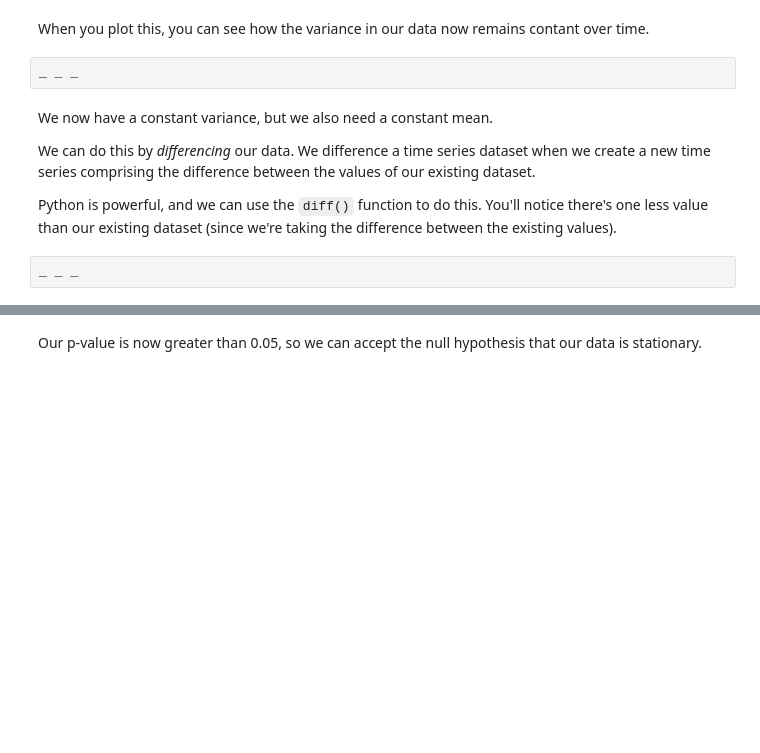
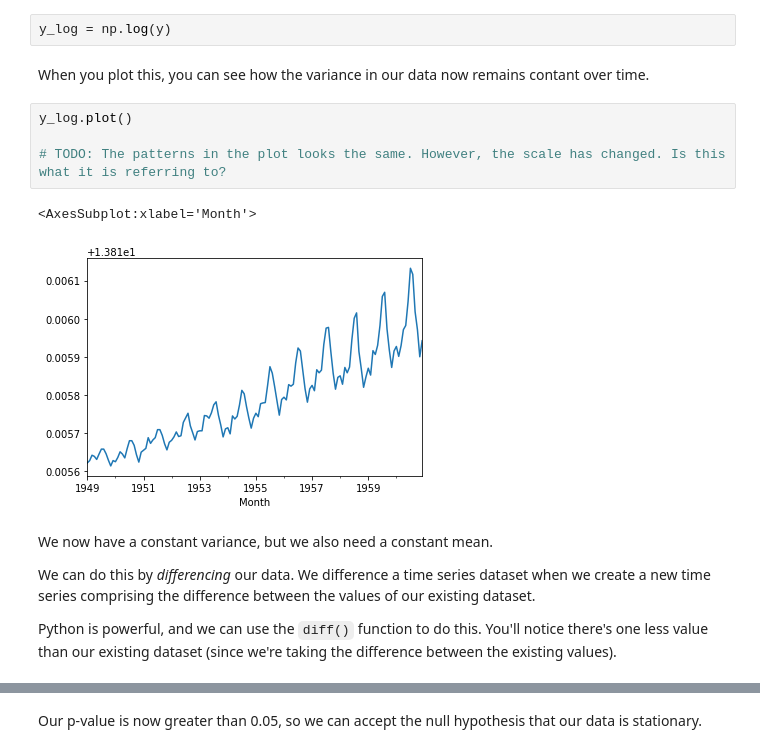
Before and after one commit to JasonCaldwellMBA/Time_Series_Case_Study, a Jupyter notebook: Cowboy Cigarettes Case Study - Tier 3.ipynb, the cells around one changed output, grey strips where cells are left out. Saved outputs shown, nothing was run; the diff lists cells and outputs as text; blank space fills up the shorter version.

```diff
--- a/Cowboy Cigarettes Case Study - Tier 3.ipynb
+++ b/Cowboy Cigarettes Case Study - Tier 3.ipynb
@@ -302,13 +303,18 @@ _ _ _
+# %%
+y_log = np.log(y)
 # %% [markdown]
 
 When you plot this, you can see how the variance in our data now remains contant over time.
-# %%
-_ _ _
+# %%
+y_log.plot()
+
+# TODO: The patterns in the plot looks the same. However, the scale has changed. Is this what it is referring to?
+# %% [output]
+<AxesSubplot:xlabel='Month'>
+[figure, added]
 # %% [markdown]
 We now have a constant variance, but we also need a constant mean.
 
 We can do this by *differencing* our data. We difference a time series dataset when we create a new time series comprising the difference between the values of our existing dataset.
 
 Python is powerful, and we can use the `diff()` function to do this. You'll notice there's one less value than our existing dataset (since we're taking the difference between the existing values).
-# %%
-_ _ _
```
Also changed, not shown: parts of 5 cells of this notebook.
